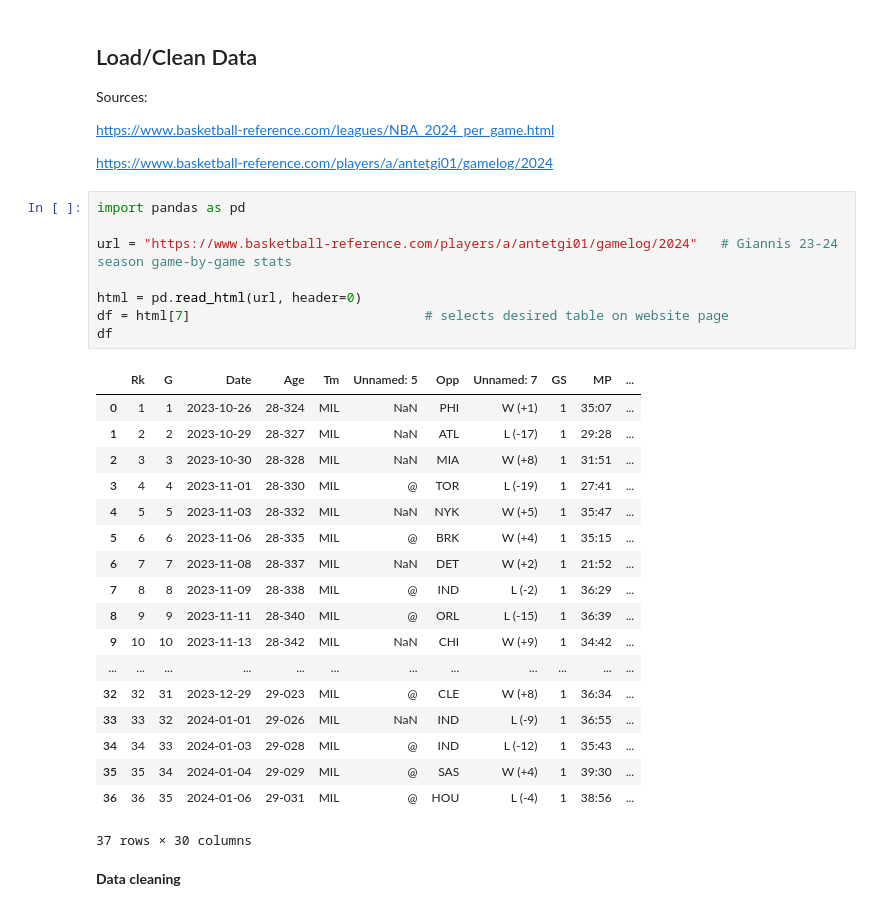
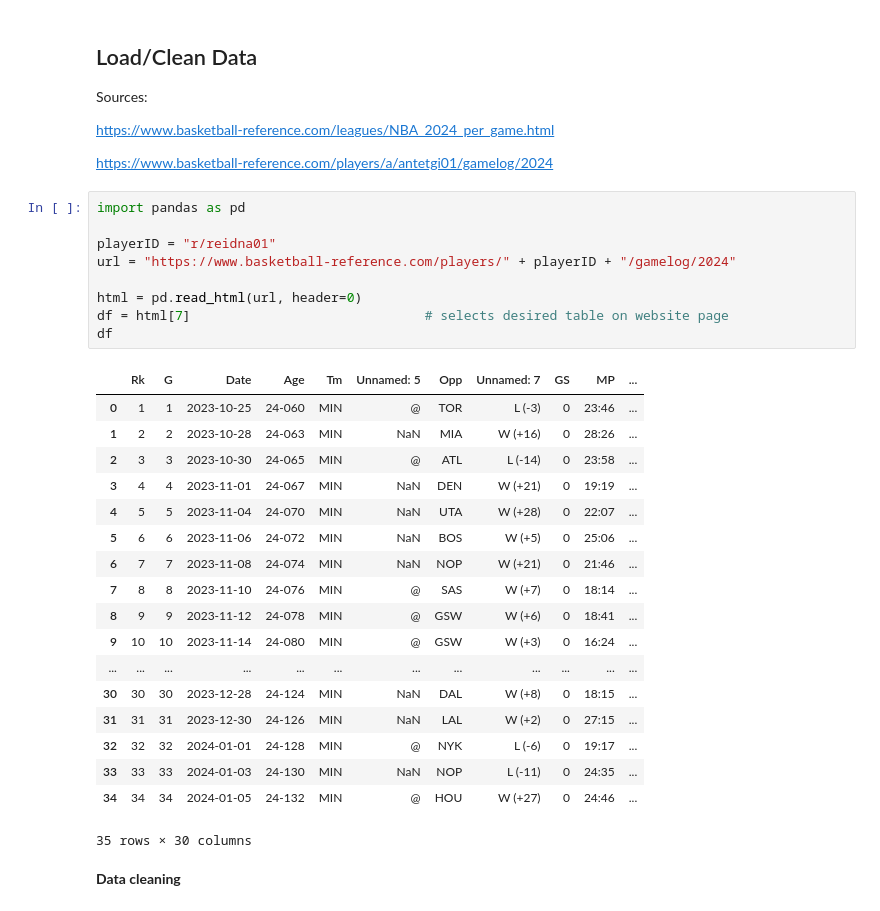
Before and after one commit to chadd28/ml-NBA-app, a Jupyter notebook: ml_NBA_v2.ipynb, the cells around one changed output. Cells and saved outputs as stored; diff of their text form.

```diff
--- a/ml_NBA_v2.ipynb
+++ b/ml_NBA_v2.ipynb
@@ -9,30 +9,31 @@ https://www.basketball-reference.com/players/a/antetgi01/gamelog/2024
 # %%
 import pandas as pd
 
-url = "https://www.basketball-reference.com/players/a/antetgi01/gamelog/2024"   # Giannis 23-24 season game-by-game stats
+playerID = "r/reidna01"
+url = "https://www.basketball-reference.com/players/" + playerID + "/gamelog/2024"
 
 html = pd.read_html(url, header=0)
 df = html[7]                              # selects desired table on website page
 df
 # %% [output]
 |  | Rk | G | Date | Age | Tm | Unnamed: 5 | Opp | Unnamed: 7 | GS | MP | ... |
-| 0 | 1 | 1 | 2023-10-26 | 28-324 | MIL | NaN | PHI | W (+1) | 1 | 35:07 | ... |
-| 1 | 2 | 2 | 2023-10-29 | 28-327 | MIL | NaN | ATL | L (-17) | 1 | 29:28 | ... |
-| 2 | 3 | 3 | 2023-10-30 | 28-328 | MIL | NaN | MIA | W (+8) | 1 | 31:51 | ... |
-| 3 | 4 | 4 | 2023-11-01 | 28-330 | MIL | @ | TOR | L (-19) | 1 | 27:41 | ... |
-| 4 | 5 | 5 | 2023-11-03 | 28-332 | MIL | NaN | NYK | W (+5) | 1 | 35:47 | ... |
-| 5 | 6 | 6 | 2023-11-06 | 28-335 | MIL | @ | BRK | W (+4) | 1 | 35:15 | ... |
-| 6 | 7 | 7 | 2023-11-08 | 28-337 | MIL | NaN | DET | W (+2) | 1 | 21:52 | ... |
-| 7 | 8 | 8 | 2023-11-09 | 28-338 | MIL | @ | IND | L (-2) | 1 | 36:29 | ... |
-| 8 | 9 | 9 | 2023-11-11 | 28-340 | MIL | @ | ORL | L (-15) | 1 | 36:39 | ... |
-| 9 | 10 | 10 | 2023-11-13 | 28-342 | MIL | NaN | CHI | W (+9) | 1 | 34:42 | ... |
+| 0 | 1 | 1 | 2023-10-25 | 24-060 | MIN | @ | TOR | L (-3) | 0 | 23:46 | ... |
+| 1 | 2 | 2 | 2023-10-28 | 24-063 | MIN | NaN | MIA | W (+16) | 0 | 28:26 | ... |
+| 2 | 3 | 3 | 2023-10-30 | 24-065 | MIN | @ | ATL | L (-14) | 0 | 23:58 | ... |
+| 3 | 4 | 4 | 2023-11-01 | 24-067 | MIN | NaN | DEN | W (+21) | 0 | 19:19 | ... |
+| 4 | 5 | 5 | 2023-11-04 | 24-070 | MIN | NaN | UTA | W (+28) | 0 | 22:07 | ... |
+| 5 | 6 | 6 | 2023-11-06 | 24-072 | MIN | NaN | BOS | W (+5) | 0 | 25:06 | ... |
+| 6 | 7 | 7 | 2023-11-08 | 24-074 | MIN | NaN | NOP | W (+21) | 0 | 21:46 | ... |
+| 7 | 8 | 8 | 2023-11-10 | 24-076 | MIN | @ | SAS | W (+7) | 0 | 18:14 | ... |
+| 8 | 9 | 9 | 2023-11-12 | 24-078 | MIN | @ | GSW | W (+6) | 0 | 18:41 | ... |
+| 9 | 10 | 10 | 2023-11-14 | 24-080 | MIN | @ | GSW | W (+3) | 0 | 16:24 | ... |
 | ... | ... | ... | ... | ... | ... | ... | ... | ... | ... | ... | ... |
-| 32 | 32 | 31 | 2023-12-29 | 29-023 | MIL | @ | CLE | W (+8) | 1 | 36:34 | ... |
-| 33 | 33 | 32 | 2024-01-01 | 29-026 | MIL | NaN | IND | L (-9) | 1 | 36:55 | ... |
-| 34 | 34 | 33 | 2024-01-03 | 29-028 | MIL | @ | IND | L (-12) | 1 | 35:43 | ... |
-| 35 | 35 | 34 | 2024-01-04 | 29-029 | MIL | @ | SAS | W (+4) | 1 | 39:30 | ... |
-| 36 | 36 | 35 | 2024-01-06 | 29-031 | MIL | @ | HOU | L (-4) | 1 | 38:56 | ... |
+| 30 | 30 | 30 | 2023-12-28 | 24-124 | MIN | NaN | DAL | W (+8) | 0 | 18:15 | ... |
+| 31 | 31 | 31 | 2023-12-30 | 24-126 | MIN | NaN | LAL | W (+2) | 0 | 27:15 | ... |
+| 32 | 32 | 32 | 2024-01-01 | 24-128 | MIN | @ | NYK | L (-6) | 0 | 19:17 | ... |
+| 33 | 33 | 33 | 2024-01-03 | 24-130 | MIN | NaN | NOP | L (-11) | 0 | 24:35 | ... |
+| 34 | 34 | 34 | 2024-01-05 | 24-132 | MIN | @ | HOU | W (+27) | 0 | 24:46 | ... |
-37 rows × 30 columns
+35 rows × 30 columns
 # %% [markdown]
 **Data cleaning**
 # %%
```
Also changed, not shown: parts of 9 cells of this notebook, 1 other file.
